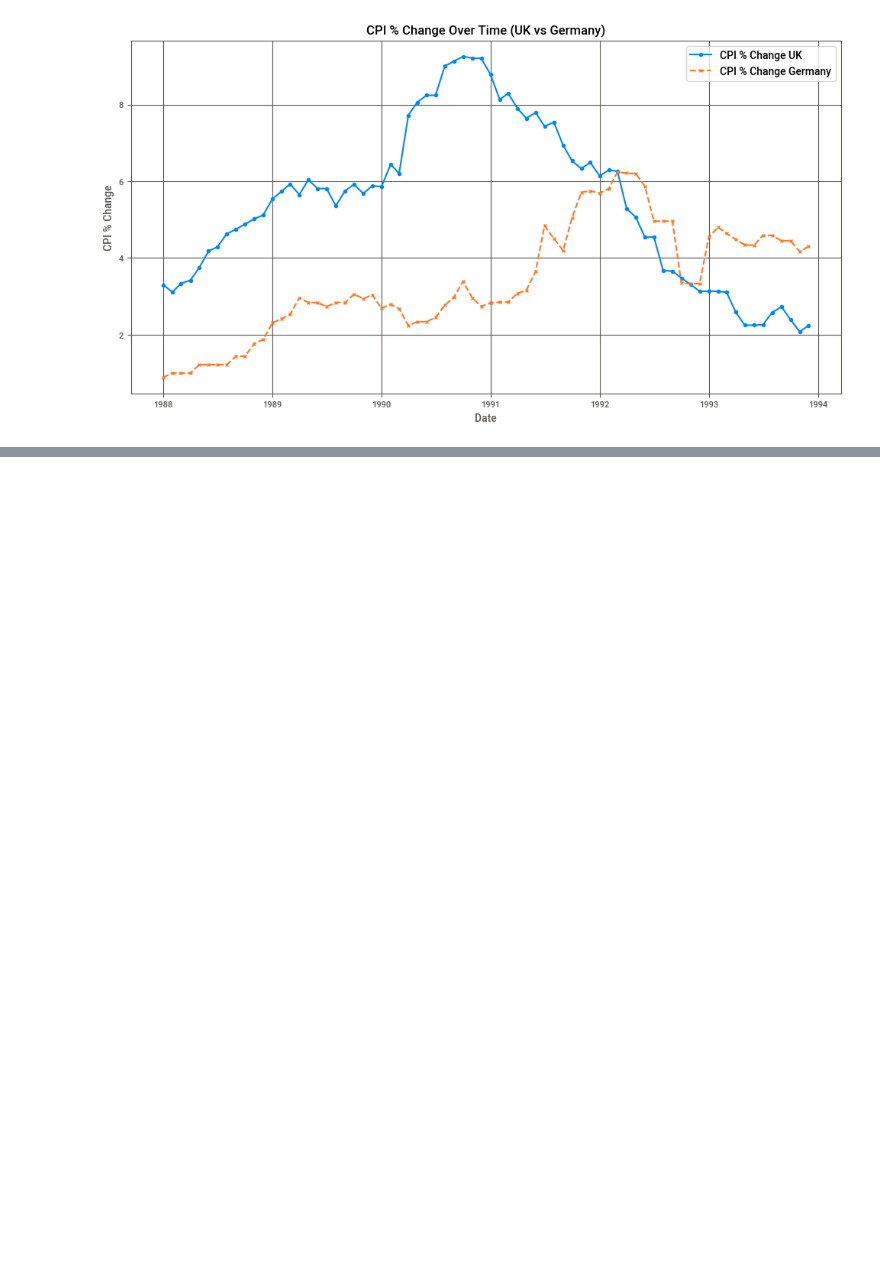
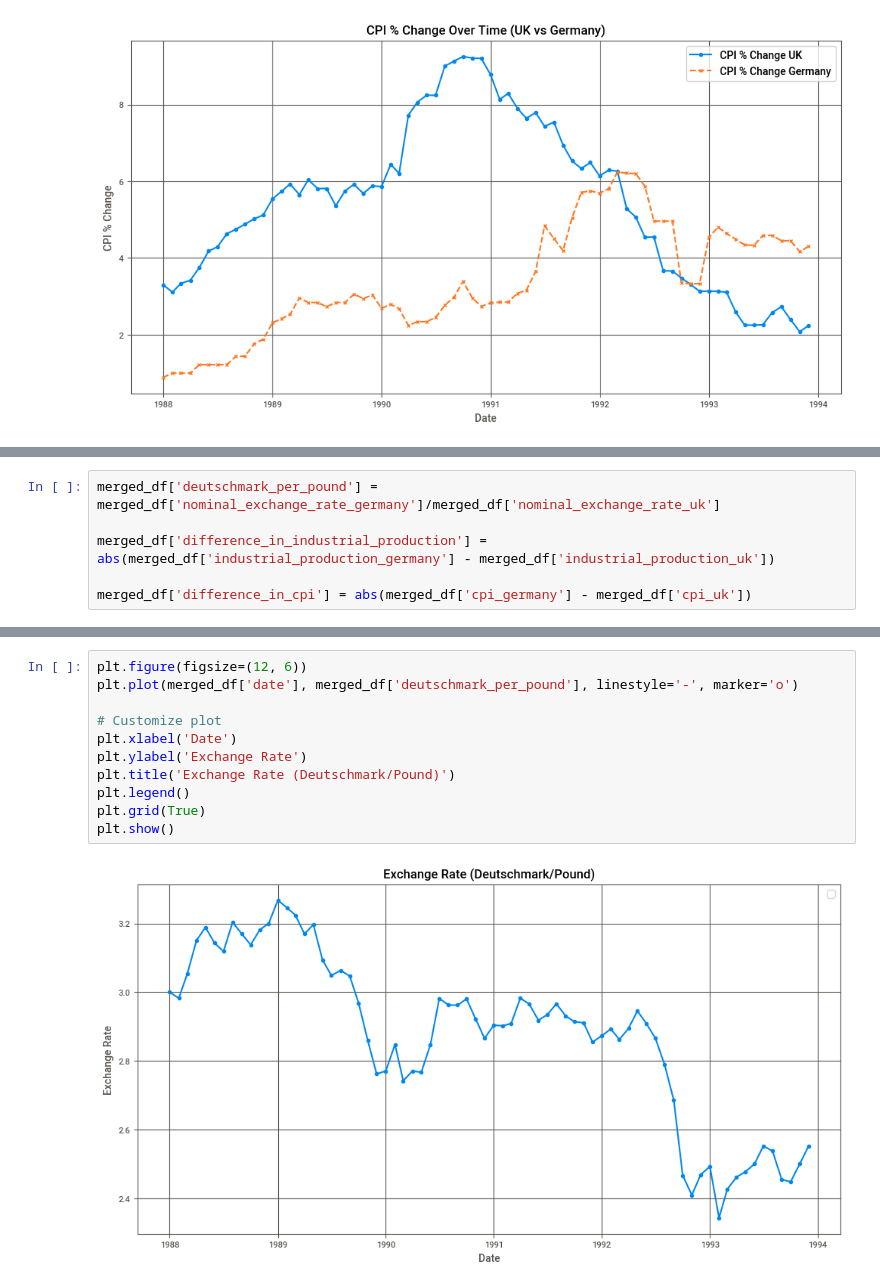
Before and after one commit to vigneshnara88/EC1B1_JJVH, a Jupyter notebook: 6.1.2_analysis.ipynb, the cells around one changed output, grey strips where cells are left out. Cells and saved outputs as stored; diff of their text form; blank space fills up the shorter version.

```diff
--- a/6.1.2_analysis.ipynb
+++ b/6.1.2_analysis.ipynb
@@ -140,0 +166,6 @@ plt.show()
+# %%
+merged_df['deutschmark_per_pound'] = merged_df['nominal_exchange_rate_germany']/merged_df['nominal_exchange_rate_uk']
+
+merged_df['difference_in_industrial_production'] = abs(merged_df['industrial_production_germany'] - merged_df['industrial_production_uk'])
+
+merged_df['difference_in_cpi'] = abs(merged_df['cpi_germany'] - merged_df['cpi_uk'])
@@ -140,0 +181,13 @@ plt.show()
+# %%
+plt.figure(figsize=(12, 6))
+plt.plot(merged_df['date'], merged_df['deutschmark_per_pound'], linestyle='-', marker='o')
+
+# Customize plot
+plt.xlabel('Date')
+plt.ylabel('Exchange Rate')
+plt.title('Exchange Rate (Deutschmark/Pound)')
+plt.legend()
+plt.grid(True)
+plt.show()
+# %% [output]
+[figure, added]
```
Also changed, not shown: parts of 13 cells of this notebook, 3 other files.
